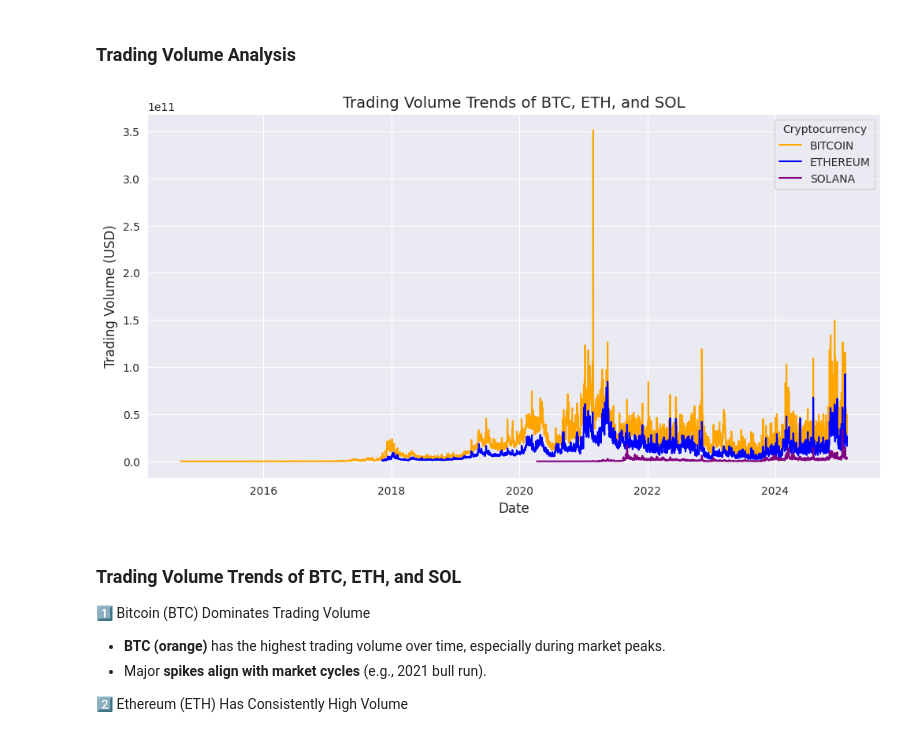
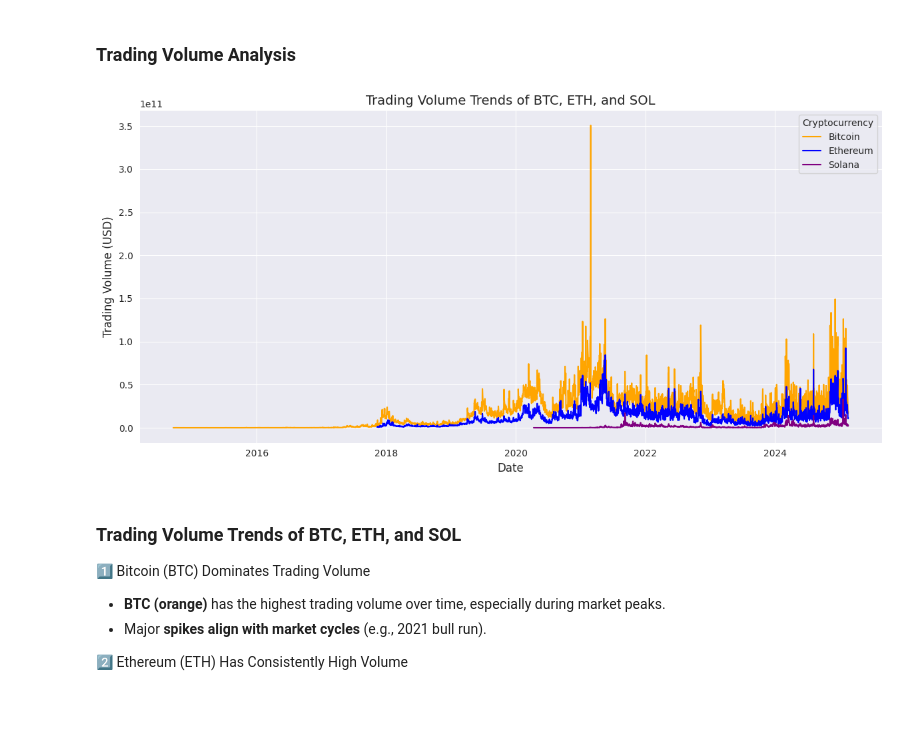
Before and after one commit to bonareri/Cryptocurrency-Price-Prediction-, a Jupyter notebook: Bitcoin_data_collection_analysis.ipynb, the cells around one changed output. Drawn from its saved outputs; the diff is of its cells as text; code cells hidden in the pictures; blank space fills up the shorter version.

```diff
--- a/Bitcoin_data_collection_analysis.ipynb
+++ b/Bitcoin_data_collection_analysis.ipynb
@@ -111,0 +96,5 @@ df = pd.read_csv('/content/crypto_data.csv')
+# %%
+# Load CSV files
+btc = pd.read_csv('bitcoin_prices.csv', parse_dates=['Date'], index_col='Date')
+eth = pd.read_csv('ethereum_prices.csv', parse_dates=['Date'], index_col='Date')
+sol = pd.read_csv('solana_prices.csv', parse_dates=['Date'], index_col='Date')
@@ -152,10 +147 @@ memory usage: 514.6+ KB
-# %%
-#convert date to datetime
-df['Date'] = pd.to_datetime(df['Date'])
-# %%
-# having the Date as the index allows for easy slicing, filtering, and applying time-based functions.
-df.set_index('Date', inplace=True)
-# %%
-#Sorting the data chronologically is essential to preserve the temporal order
-df.sort_index(inplace=True)
 # %%
@@ -299,22 +372,35 @@ plt.show()
 # %% [markdown]
 ### Trading Volume Analysis
 # %%
-plt.figure(figsize=(12, 6))
+import matplotlib.pyplot as plt
+import seaborn as sns
 
-# Plot volume trends for each coin
-sns.lineplot(data=df, x=df.index, y="Volume", hue="Coin", palette=["orange", "blue", "purple"])
+def plot_trading_volume(df_list, coin_names):
+    # Create a figure for the plot
+    plt.figure(figsize=(12, 6))
 
-# Chart formatting
-plt.title("Trading Volume Trends of BTC, ETH, and SOL", fontsize=14)
-plt.xlabel("Date", fontsize=12)
-plt.ylabel("Trading Volume (USD)", fontsize=12)
-plt.legend(title="Cryptocurrency")
-plt.grid(True)
+    colors = ["orange", "blue", "purple"]  # Colors for each coin
 
-# Show the plot
-plt.show()
+    # Loop through each dataframe and coin to plot
+    for i, (df, coin_name) in enumerate(zip(df_list, coin_names)):
+        # Plot the trading volume for each coin
+        sns.lineplot(data=df, x="Date", y="Volume", label=coin_name, color=colors[i])
+
+    # Chart formatting
+    plt.title("Trading Volume Trends of BTC, ETH, and SOL", fontsize=14)
+    plt.xlabel("Date", fontsize=12)
+    plt.ylabel("Trading Volume (USD)", fontsize=12)
+    plt.legend(title="Cryptocurrency")
+    plt.grid(True)
+
+    # Show the plot
+    plt.tight_layout()  # Adjust layout to avoid overlap
+    plt.show()
+
+# Usage with multiple coins:
+plot_trading_volume([btc, eth, sol], ["Bitcoin", "Ethereum", "Solana"])
 # %% [output]
-[figure, old version]
+[figure, new version]
 # %% [markdown]
 ### Trading Volume Trends of BTC, ETH, and SOL
 
```
Also changed, not shown: parts of 34 cells of this notebook.
